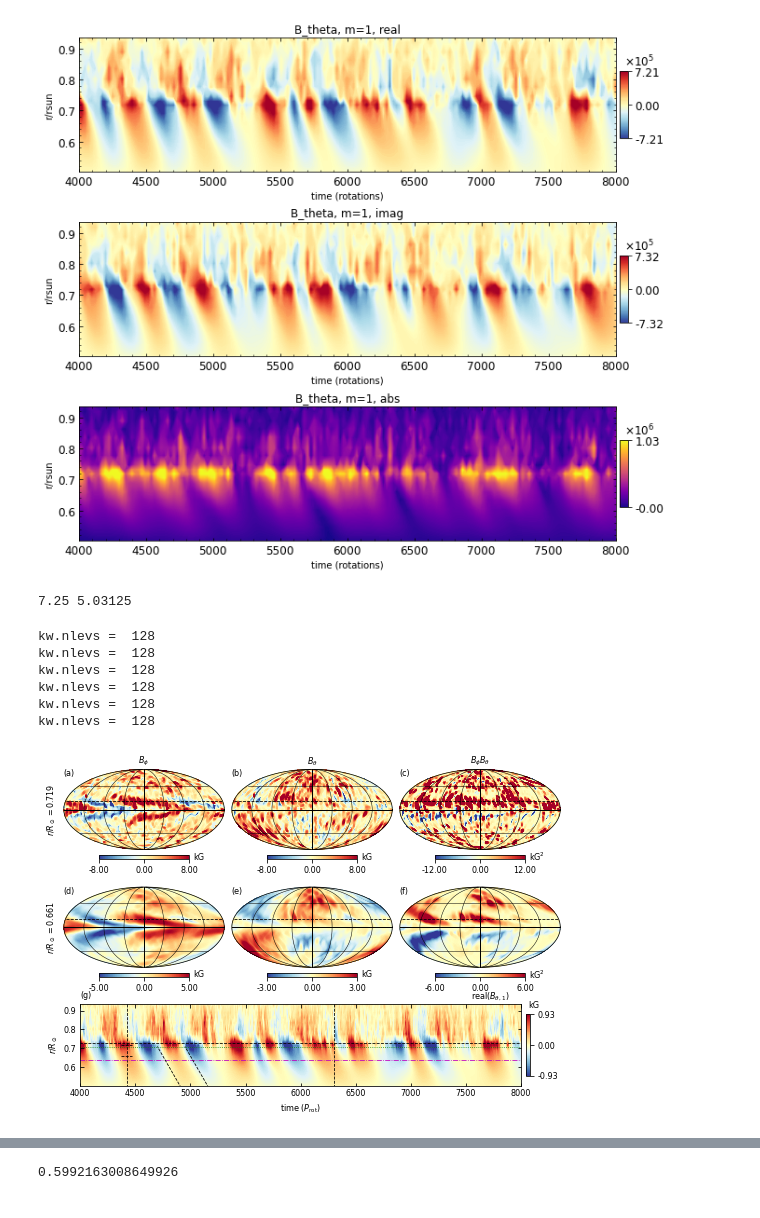
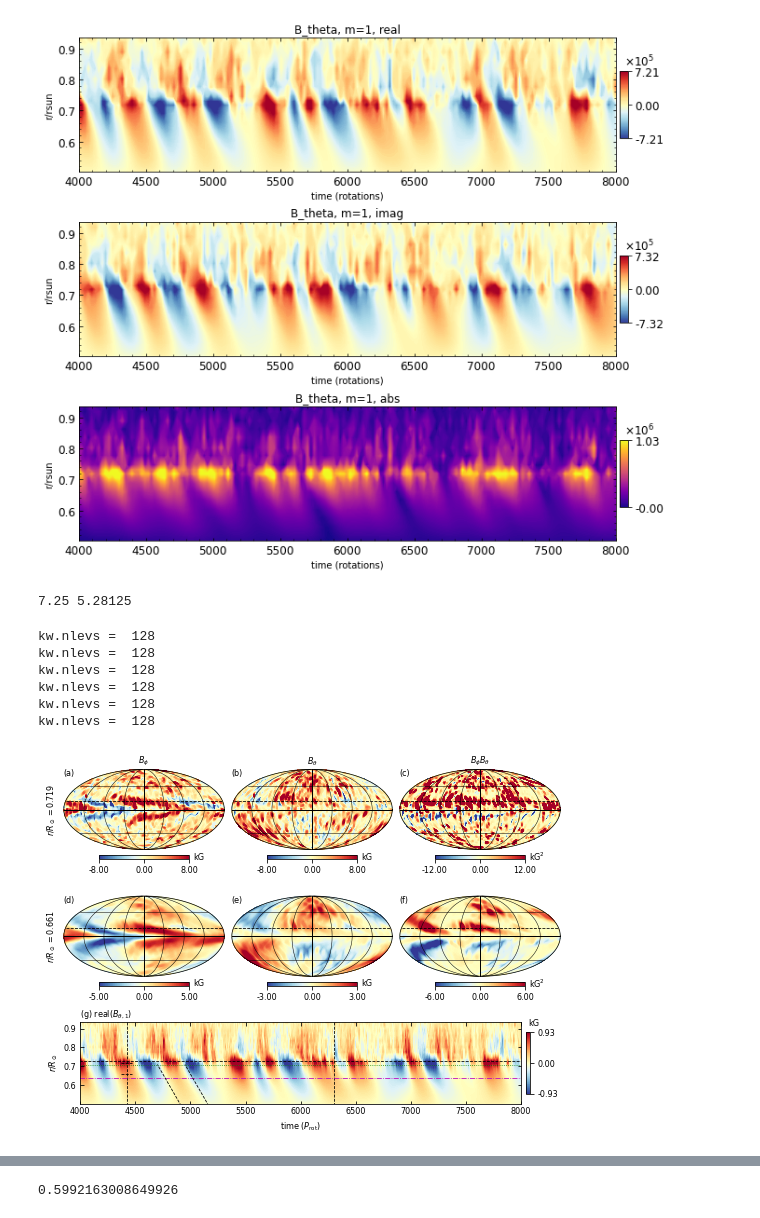
Before and after one commit to illorenzo7/Tacho_Letter_Plots_Part2, a Jupyter notebook: 00_moll_with_timerad.ipynb, the cells around one changed output, grey strips where cells are left out. Drawn from its saved outputs; the diff is of its cells as text; code cells hidden in the pictures.

Commit message:
updated figure labels

```diff
--- a/00_moll_with_timerad.ipynb
+++ b/00_moll_with_timerad.ipynb
@@ -303,7 +303,7 @@ for ax in axs.flatten():
 fig_width_inches = 7.25
 margin_inches = 1./16.
 margin_left_inches = 1/4
-margin_bottom_inches = 1/4 # space for colorbar
+margin_bottom_inches = 3/8 # space for colorbar
 margin_top_inches = 1/4
 
 # two Mollweides, colorbars on bottom
@@ -340,7 +340,7 @@ tr_margin_bottom = tr_margin_bottom_inches/fig_height_inches
 
 print(fig_width_inches, fig_height_inches)
 # %% [output]
-7.25 5.03125
+7.25 5.28125
 # %%
 # reset my_contourf stuff
 #my_contourf_kwargs_default = my_contourf_kwargs_default_old.copy()
@@ -508,7 +508,8 @@ for ax in [ax1, ax2, ax6, ax3, ax4, ax7]:
     count += 1
 
 
-fig.text(tr_margin_left, tr_margin_bottom + tr_height + line_height, '(g)', ha='left', va='top',\
+fig.text(tr_margin_left, tr_margin_bottom + tr_height + line_height,\
+         '(g) ' + r'${\rm{real}}(B_{\theta,1})$', ha='left', va='top',\
          fontsize=labelsize)
 
 
@@ -538,37 +539,37 @@ fig.text(margin_left + 2.5*moll_width + 2*margin_x, 1 - margin_top + line_height
 #         1 - 2*margin_top - moll_height - margin_bottom + line_height,\
 #         r'$B_\phi,\ r/R_\odot=%.3f$' %(a.radius[ir]/rsun) + buffspace,\
 #         ha='right', va='top', fontsize=labelsize)
 #fig.text(margin_left + 2*moll_width + margin_x,\
 #         1 - 2*margin_top - moll_height - margin_bottom + line_height,\
 #         r'$B_\theta,\ r/R_\odot=%.3f$' %(a.radius[ir]/rsun) + buffspace,\
 #         ha='right', va='top', fontsize=labelsize)
 #fig.text(margin_left + 3*moll_width + 2*margin_x,\
 #         1 - 2*margin_top - moll_height - margin_bottom + line_height,\
 #         r'$B_\phi B_\theta,\ r/R_\odot=%.3f$' %(a.radius[ir]/rsun) + buffspace,\
 #         ha='right', va='top', fontsize=labelsize)
 
 # label the depths at left
 fig.text(margin_left - margin_x, 1 - margin_top - 0.5*moll_height,
          r'$r/R_\odot=%.3f$' %(a.radius[ircz]/rsun),\
          ha='right', va='center', rotation=90, fontsize=1.0*labelsize)
 fig.text(margin_left - margin_x, 1 - 2*margin_top - 1.5*moll_height - margin_bottom,
          r'$r/R_\odot=%.3f$' %(a.radius[ir]/rsun),\
          ha='right', va='center', rotation=90, fontsize=1.0*labelsize)
 
 # label the time rad
-fig.text(tr_margin_left + tr_width, tr_margin_bottom + tr_height + line_height,\
-         r'${\rm{real}}(B_{\theta,1})$' + 5*' ', ha='right', va='top',\
-         fontweight='bold', fontsize=labelsize)
+#fig.text(tr_margin_left + tr_width, tr_margin_bottom + tr_height + line_height,\
+#         r'${\rm{real}}(B_{\theta,1})$' + 5*' ', ha='right', va='top',\
+#         fontweight='bold', fontsize=labelsize)
 
 plt.savefig('images/mollB_and_timerad.png', dpi=300)
 # %% [output]
 kw.nlevs =  128
 kw.nlevs =  128
 kw.nlevs =  128
 kw.nlevs =  128
 kw.nlevs =  128
 kw.nlevs =  128
-[figure, old version]
+[figure, new version]
 # %%
 #print("t1 = ", a1.time[0]/time_unit)
 print("t = ", a.time[0]/time_unit)
```
Also changed, not shown: parts of 1 cell of this notebook, 7 other files.
